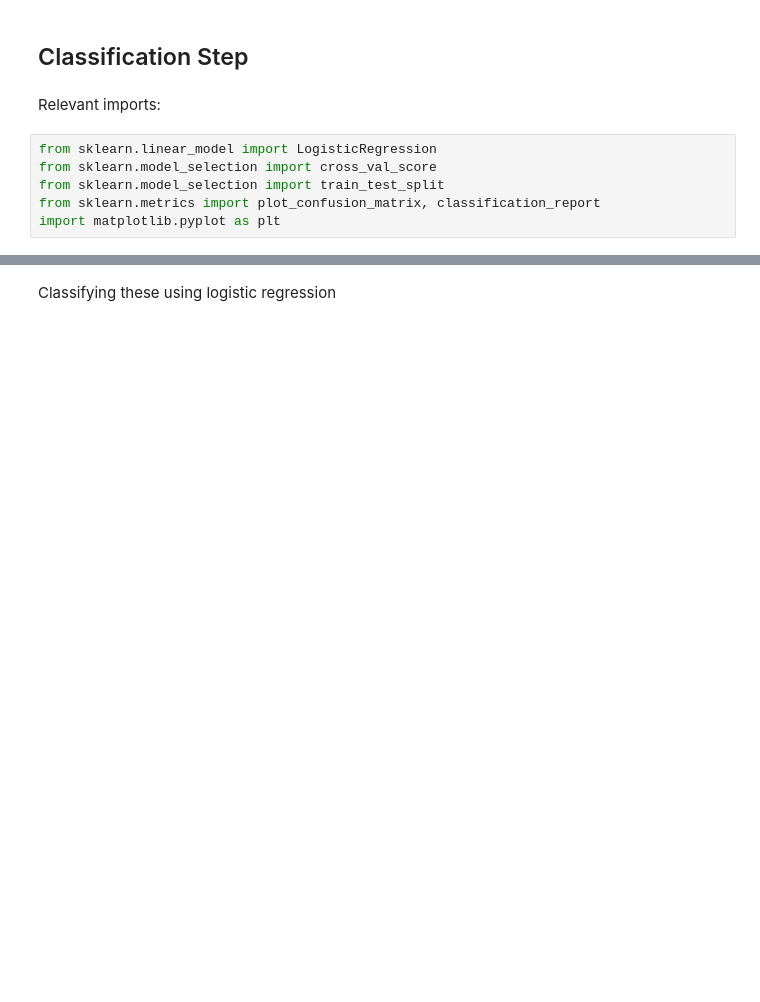
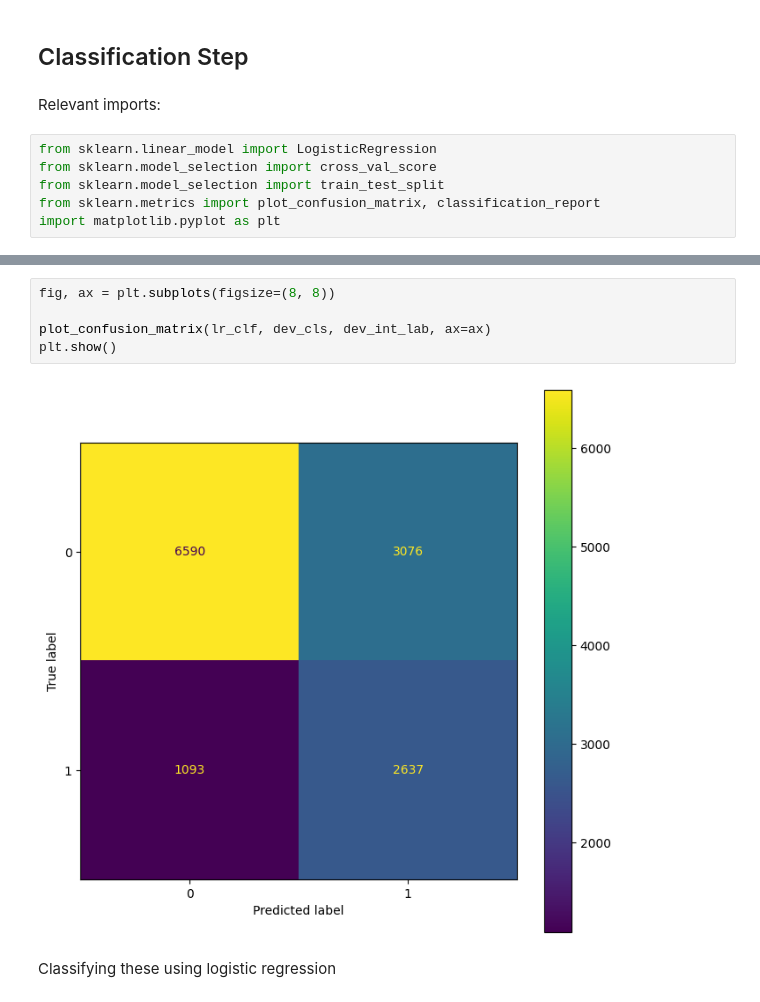
Before and after one commit to ChloeMorgana/Dissertation-Project, a Jupyter notebook: PubMedBERT.ipynb, the cells around one changed output, grey strips where cells are left out. Drawn from its saved outputs; the diff is of its cells as text; blank space fills up the shorter version.

```diff
--- a/PubMedBERT.ipynb
+++ b/PubMedBERT.ipynb
@@ -409,3 +437,10 @@ import matplotlib.pyplot as plt
+# %%
+fig, ax = plt.subplots(figsize=(8, 8))
+
+plot_confusion_matrix(lr_clf, dev_cls, dev_int_lab, ax=ax)
+plt.show()
+# %% [output]
+[figure, added]
 # %% [markdown]
 Classifying these using logistic regression
 # %%
```
Also changed, not shown: parts of 21 cells of this notebook.
